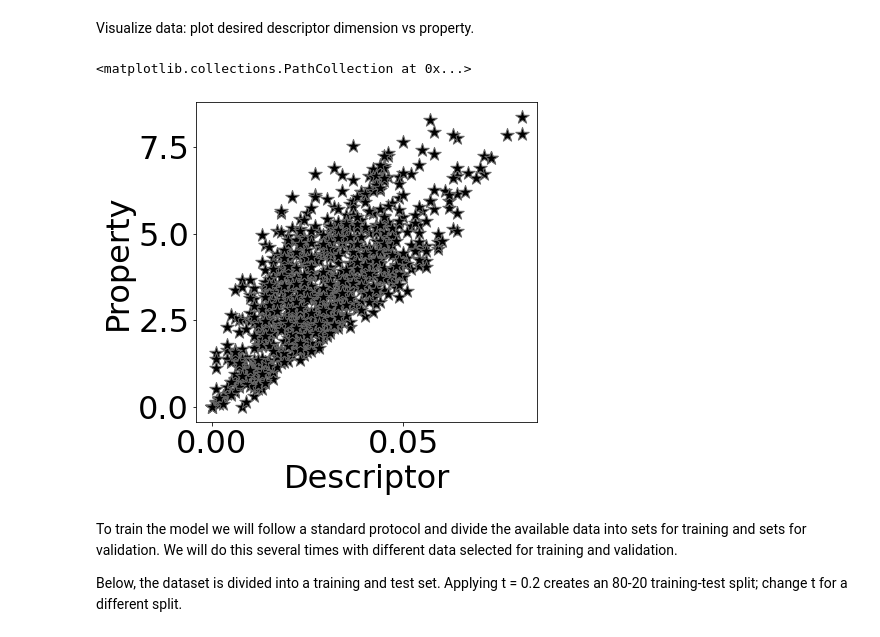
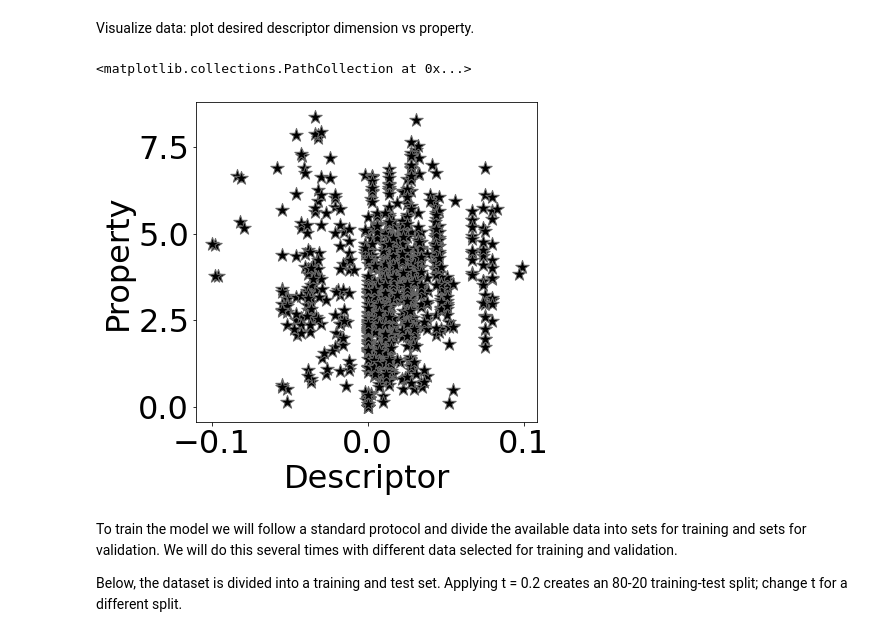
Before and after one commit to AIScienceTutorial/Material_Science, a Jupyter notebook: Formation_Energies/Regression.ipynb, the cells around one changed output. Cells and saved outputs as stored; diff of their text form; code cells hidden in the pictures.

```diff
--- a/Formation_Energies/Regression.ipynb
+++ b/Formation_Energies/Regression.ipynb
@@ -64,12 +64,14 @@ csvdata = np.array(csvdata).reshape(numrow,numcol)
 dopant = csvdata[:,0]
 CdX = csvdata[:,1]
 doping_site = csvdata[:,2]
+
 prop  = csvdata[:,3]  ## Cd-rich Delta_H
 #prop  = csvdata[:,4]  ## Mod. Delta_H
 #prop  = csvdata[:,5]  ## X-rich Delta_H
-#X = csvdata[:,6:20]
-#X = csvdata[:,20:25]
-X = csvdata[:,6:]
+
+X = csvdata[:,6:20]       ##  Elemental Properties
+#X = csvdata[:,20:25]       ##  Unit Cell Defect Properties
+#X = csvdata[:,6:]       ##  Elemental + Unit Cell Defect Properties
 
 
 
@@ -94,9 +96,9 @@ doping_site_out = csvdata2[:,2]
 prop_out  = csvdata2[:,3]
 #prop_out  = csvdata2[:,4]
 #prop_out  = csvdata2[:,5]
-#X_out = csvdata2[:,6:20]
+X_out = csvdata2[:,6:20]
 #X_out = csvdata2[:,20:25]
-X_out = csvdata2[:,6:]
+#X_out = csvdata2[:,6:]
 
 n_out = prop_out.size
 
@@ -119,9 +121,9 @@ csvdata3 = np.array(csvdata3).reshape(numrow3,numcol3)
 dopant_all = csvdata3[:,0]
 CdX_all = csvdata3[:,1]
 doping_site_all = csvdata3[:,2]
-#X_all = csvdata3[:,3:17]
+X_all = csvdata3[:,3:17]
 #X_all = csvdata3[:,17:22]
-X_all = csvdata3[:,3:]
+#X_all = csvdata3[:,3:]
 
 n_all = dopant_all.size
 # %% [output]
@@ -147,32 +149,32 @@ Visualize data: plot desired descriptor dimension vs property.
 # %%
 ##   Visualize Data   ##
 
 plt.figure(figsize=(6,6))
 plt.subplots_adjust(left=0.16, bottom=0.16, right=0.95, top=0.90)
 plt.rc('font', family='Arial narrow')
 
 #a = [-175,0,125]
 #b = [-175,0,125]
 #plt.plot(b, a, c='k', ls='-')
 
 plt.ylabel('Property', fontname='Arial Narrow', size=32)
 plt.xlabel('Descriptor', fontname='Arial Narrow', size=32)
 plt.rc('xtick', labelsize=32)
 plt.rc('ytick', labelsize=32)
 #plt.ylim([-1.0, 9.3])
 #plt.xlim([-1.0, 9.3])
 
 yy = [0.0]*n
 xx = [0.0]*n
 
 for i in range(0,n):
     yy[i] = np.float(prop[i])
-    xx[i] = np.float(X[i,18])
+    xx[i] = np.float(X[i,10])
 
 plt.scatter(xx[:], yy[:], c='k', marker='*', s=200, edgecolors='dimgrey', alpha=1.0)
 # %% [output]
 <matplotlib.collections.PathCollection at 0x...>
-[figure, old version]
+[figure, new version]
 # %% [markdown]
 To train the model we will follow a standard protocol and divide the available data into sets for training and sets for validation. We will do this several times with different data selected for training and validation.
 
```
Also changed, not shown: parts of 5 cells of this notebook.
